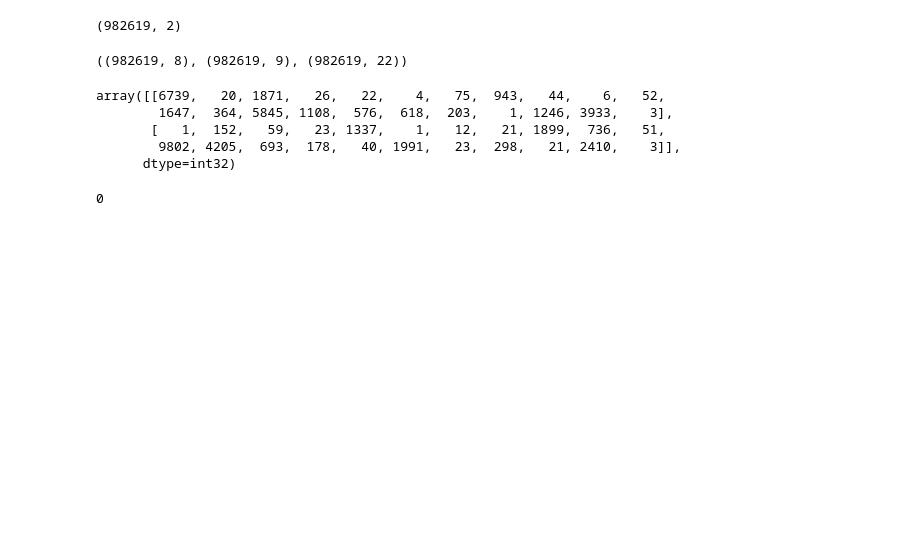
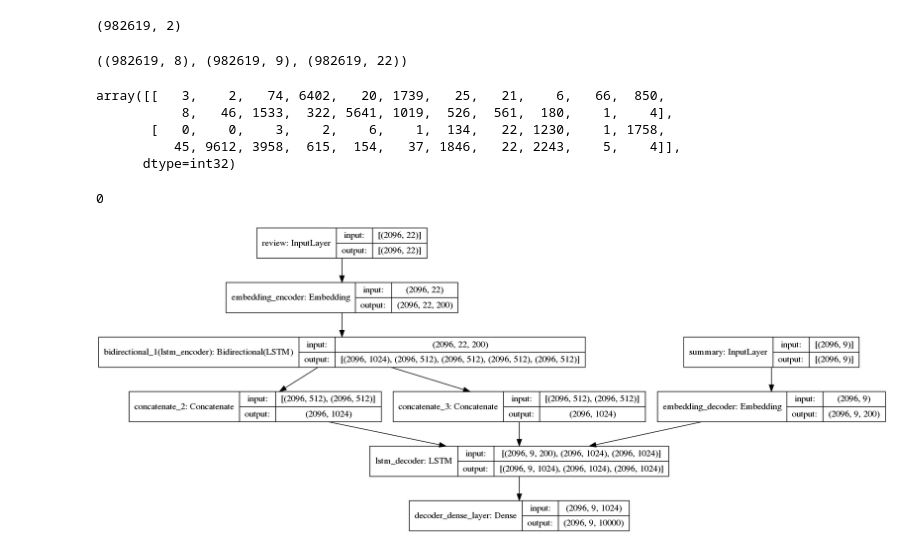
Before and after one commit to j2cunningham/CodeSnips, a Jupyter notebook: text_summarization.ipynb, the cells around one changed output. Drawn from its saved outputs; the diff is of its cells as text; code cells hidden in the pictures; blank space fills up the shorter version.

```diff
--- a/text_summarization.ipynb
+++ b/text_summarization.ipynb
@@ -168,8 +169,12 @@ def clean_text(text,remove_stopwords = True, max_len = 20):
     except:
         return ""
 # %%
-kindle_reviews['summary'] = kindle_reviews.summary.apply(lambda x: clean_text(x, True, MAX_SEQUENCE_SUMMARY_LENGTH-2))
-kindle_reviews['review'] = kindle_reviews.review.apply(lambda x: clean_text(x, True, MAX_SEQUENCE_REVIEW_LENGTH-2))
+# kindle_reviews['summary'] = kindle_reviews.summary.apply(lambda x: clean_text(x, True, MAX_SEQUENCE_SUMMARY_LENGTH-2))
+# kindle_reviews['review'] = kindle_reviews.review.apply(lambda x: clean_text(x, True, MAX_SEQUENCE_REVIEW_LENGTH-2))
 
-kindle_reviews.head()
+# kindle_reviews.head()
+filename='reveiws.save'
+# joblib.dump(kindle_reviews, filename)
+
+kindle_reviews = joblib.load(filename)
 # %% [output]
@@ -203,10 +202,10 @@ dataset['decoder_output'].shape, dataset['decoder_input'].shape, dataset['encode
 # %%
 dataset['encoder_input'][0:2]
 # %% [output]
-array([[6739,   20, 1871,   26,   22,    4,   75,  943,   44,    6,   52,
-        1647,  364, 5845, 1108,  576,  618,  203,    1, 1246, 3933,    3],
-       [   1,  152,   59,   23, 1337,    1,   12,   21, 1899,  736,   51,
-        9802, 4205,  693,  178,   40, 1991,   23,  298,   21, 2410,    3]],
+array([[   3,    2,   74, 6402,   20, 1739,   25,   21,    6,   66,  850,
+           8,   46, 1533,  322, 5641, 1019,  526,  561,  180,    1,    4],
+       [   0,    0,    3,    2,    6,    1,  134,   22, 1230,    1, 1758,
+          45, 9612, 3958,  615,  154,   37, 1846,   22, 2243,    5,    4]],
       dtype=int32)
 # %%
 kindle_val_reviews = kindle_reviews.loc[1000:1005,:].copy()
@@ -311,34 +310,36 @@ embedding_encoder_layer = Embedding(input_length = MAX_SEQUENCE_REVIEW_LENGTH,
                           name = 'embedding_encoder',
                           )
 embedding_review_output = embedding_encoder_layer(review_input_layer)
 encoder_lstm_layer = Bidirectional(LSTM(LATENT_DIM, return_state=True, name = 'lstm_encoder', stateful = True), merge_mode = 'concat')
 _, forward_h, forward_c, backward_h, backward_c = encoder_lstm_layer(embedding_review_output)
 state_h = Concatenate()([forward_h, backward_h])
 state_c = Concatenate()([forward_c, backward_c])
 encoder_states = [state_h, state_c]
 
 
 summary_input_layer = Input(batch_shape=(BATCH_SIZE ,MAX_SEQUENCE_SUMMARY_LENGTH, ), name = 'summary')
 embedding_decoder_layer = Embedding(#input_length = MAX_SEQUENCE_SUMMARY_LENGTH,
                           input_dim = RNN_VOCAB,
                           output_dim = EMBEDDING_DIM,
                           weights=[indexToEmbeddingMatrix],
                           trainable=False,
                           name = 'embedding_decoder',
                           )
 embedding_summary_output = embedding_decoder_layer(summary_input_layer)
 decoder_lstm_layer = LSTM(2*LATENT_DIM, return_state=True, return_sequences = True, name = 'lstm_decoder', stateful = True)
 decoder_output, decoder_h, decoder_c = decoder_lstm_layer(embedding_summary_output,
                                                    initial_state = encoder_states)
 
 decoder_dense_layer = Dense(RNN_VOCAB, activation="softmax", name='decoder_dense_layer')
 decoder_dense_output =  decoder_dense_layer(decoder_output)
 
 model = Model([review_input_layer, summary_input_layer], decoder_dense_output)
 sgd = optimizers.RMSprop(lr=0.0001, rho=0.9, epsilon=None, decay=0.0)
 model.compile(optimizer='rmsprop', loss='categorical_crossentropy')
 
-# plot_model(model, to_file='model.png', show_shapes=True)
+plot_model(model, to_file='model.png', show_shapes=True)
+# %% [output]
+[figure, added]
 # %%
 model.save_weights('summarization_weights.h5')
 # %%
```
Also changed, not shown: parts of 8 cells of this notebook, 6 other files.
